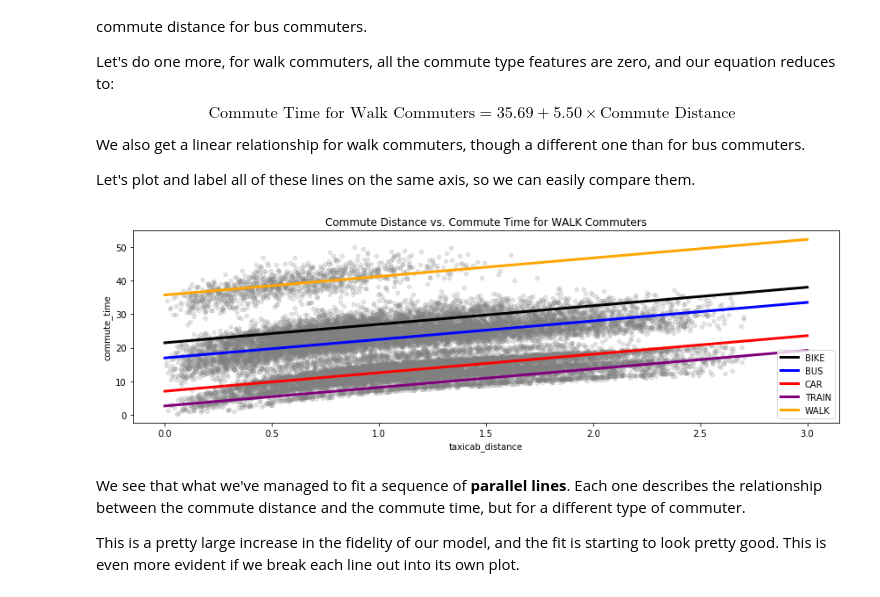
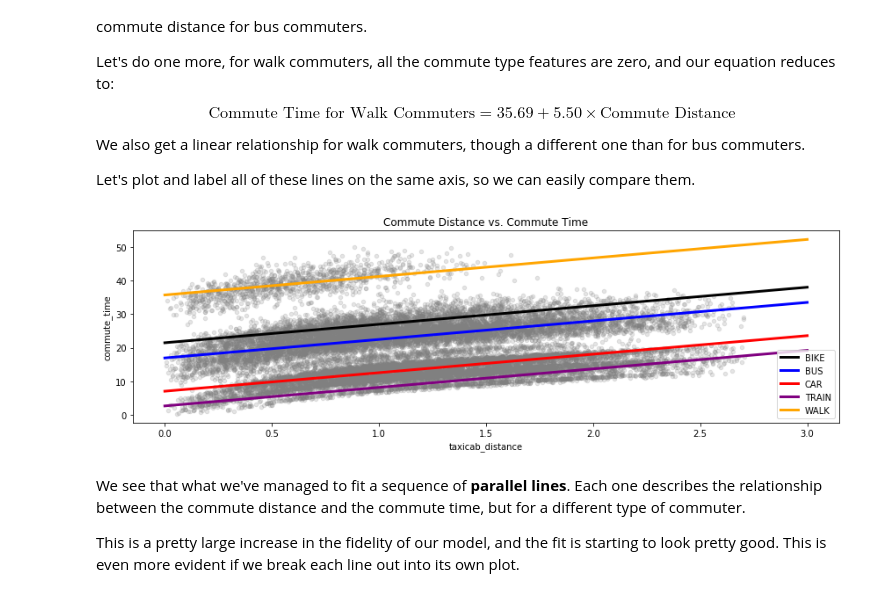
Before and after one commit to QCaudron/ml_101, a Jupyter notebook: 2_Linear_models/linear-regression.ipynb, the cells around one changed output. Drawn from its saved outputs; the diff is of its cells as text; code cells hidden in the pictures.

```diff
--- a/2_Linear_models/linear-regression.ipynb
+++ b/2_Linear_models/linear-regression.ipynb
@@ -611,24 +613,23 @@ line_intercepts = {
 # %%
 commute_types = np.unique(train_data_raw['commute_type'])
 colors = ["black", "blue", "red", "purple", "orange"]
 
 fig, ax = plt.subplots(figsize=(12, 4), sharex=True)
 
 train_data_raw.plot(
     ax=ax, kind="scatter",
     x='taxicab_distance', y='commute_time',
     color='gray', alpha=0.2)
 for commute_type, color in zip(commute_types, colors):
     commute_type_mask = train_data_raw['commute_type'] == commute_type
     train_for_commute_type = train_data_raw[commute_type_mask]
     plot_line(ax, 5.50, line_intercepts[commute_type],
               label=commute_type, color=color)
-    ax.set_title("Commute Distance vs. Commute Time for {0} Commuters".format(
-        commute_type))
+    ax.set_title("Commute Distance vs. Commute Time")
 ax.legend()
 fig.tight_layout()
 # %% [output]
-[figure, old version]
+[figure, new version]
 # %% [markdown]
 We see that what we've managed to fit a sequence of **parallel lines**.  Each one describes the relationship between the commute distance and the commute time, but for a different type of commuter.
 
```
Also changed, not shown: parts of 14 cells of this notebook.
